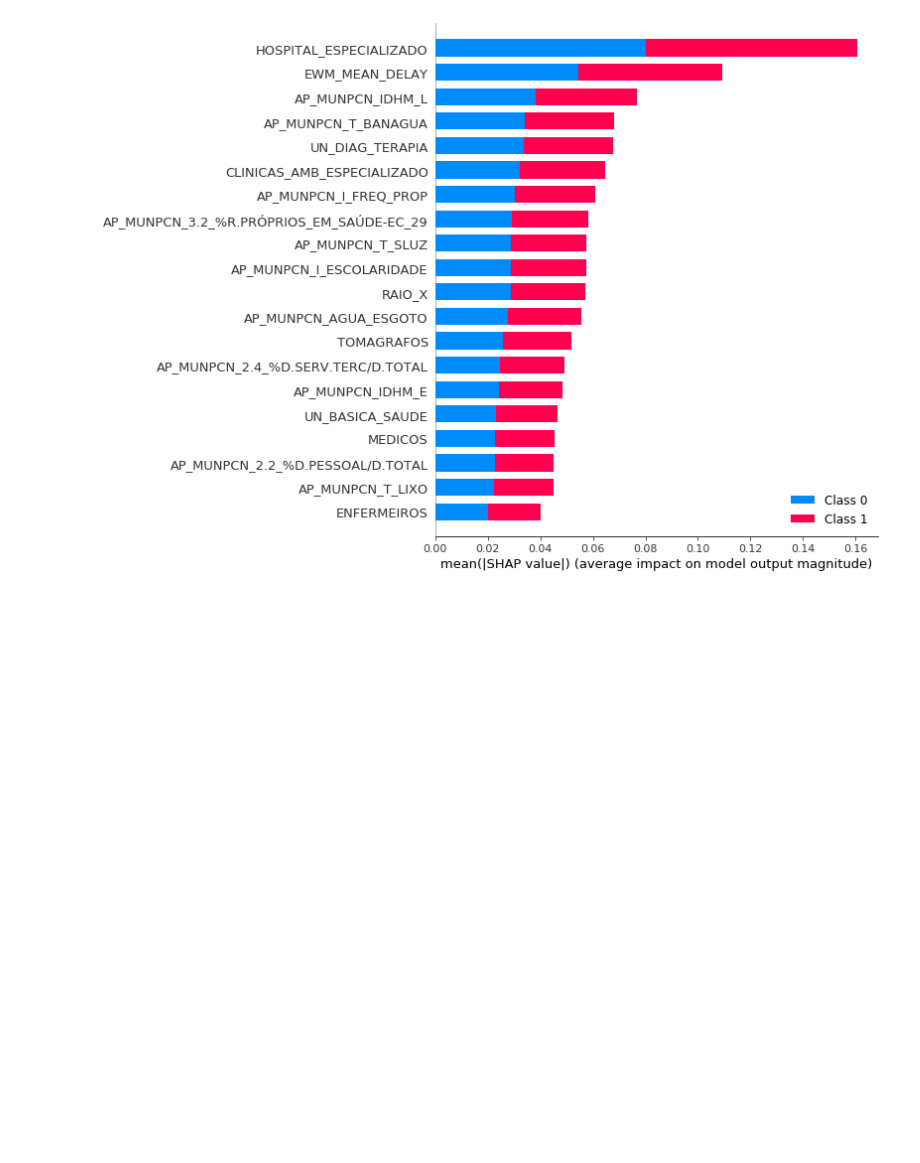
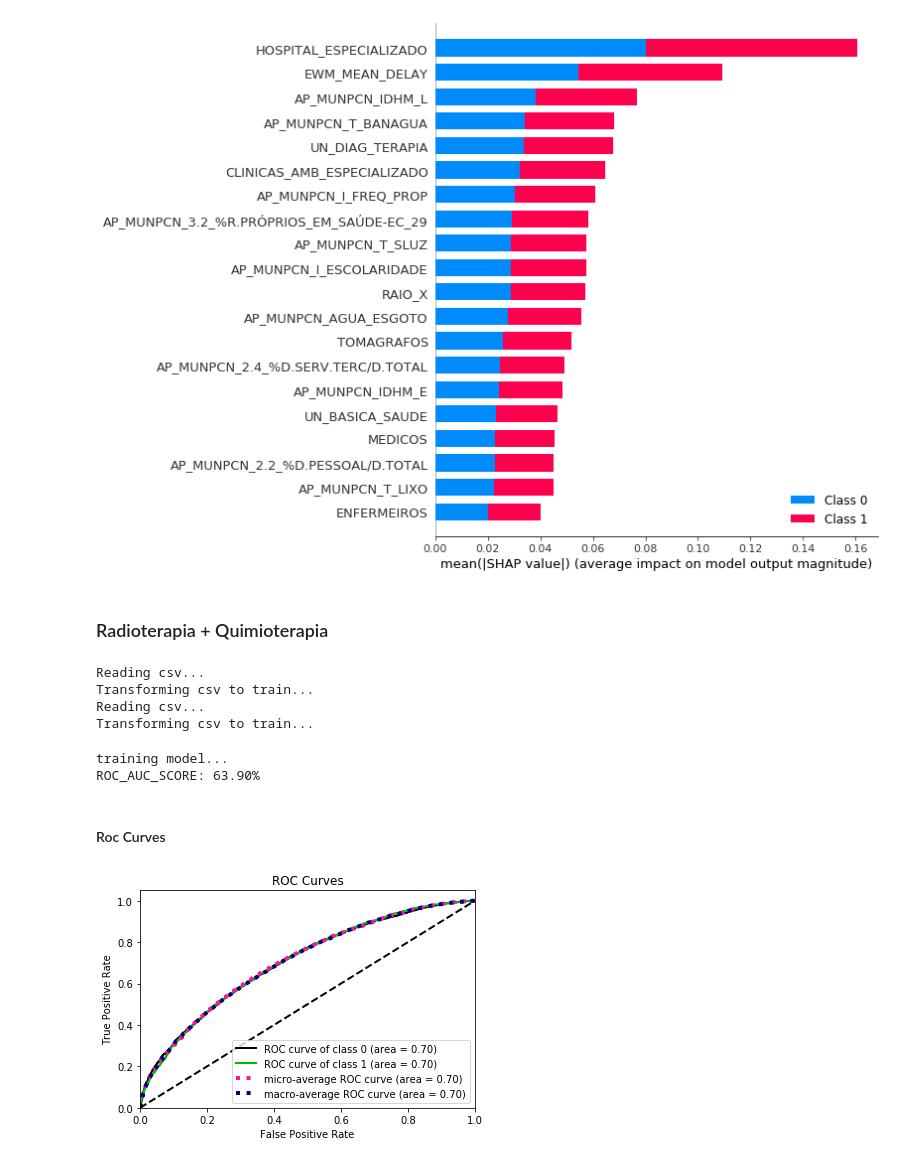
Before and after one commit to helderrezende/naliel_bcggamma, a Jupyter notebook: naliel/notebooks/Modelo-Linfoma.ipynb, the cells around one changed output. Saved outputs shown, nothing was run; the diff lists cells and outputs as text; code cells hidden in the pictures; blank space fills up the shorter version.

```diff
--- a/naliel/notebooks/Modelo-Linfoma.ipynb
+++ b/naliel/notebooks/Modelo-Linfoma.ipynb
@@ -71,3 +77,27 @@ shap_values = explainer.shap_values(X)
 shap.summary_plot(shap_values, X, plot_type="bar")
 # %% [output]
 [figure]
+# %% [markdown]
+### Radioterapia + Quimioterapia
+# %%
+radioterapia = read_sia_model('../data/Linfomas Radioterapia SIA-SUS.csv', method='radioterapia')
+quimioterapia = read_sia_model('../data/Linfomas Quimioterapia SIA-SUS.csv', method='quimioterapia')
+# %% [output]
+Reading csv...
+Transforming csv to train...
+Reading csv...
+Transforming csv to train...
+# %%
+total = pd.concat([radioterapia, quimioterapia])
+# %%
+model, X, X_with_cep, y_test, prob_preds, best_preds = train_sia(total)
+# %% [output]
+training model...
+ROC_AUC_SCORE: 63.90%
+# %% [markdown]
+#### Roc Curves
+# %%
+skplt.metrics.plot_roc_curve(y_test, prob_preds)
+plt.show()
+# %% [output]
+[figure, added]
```
Also changed, not shown: parts of 7 cells of this notebook.
